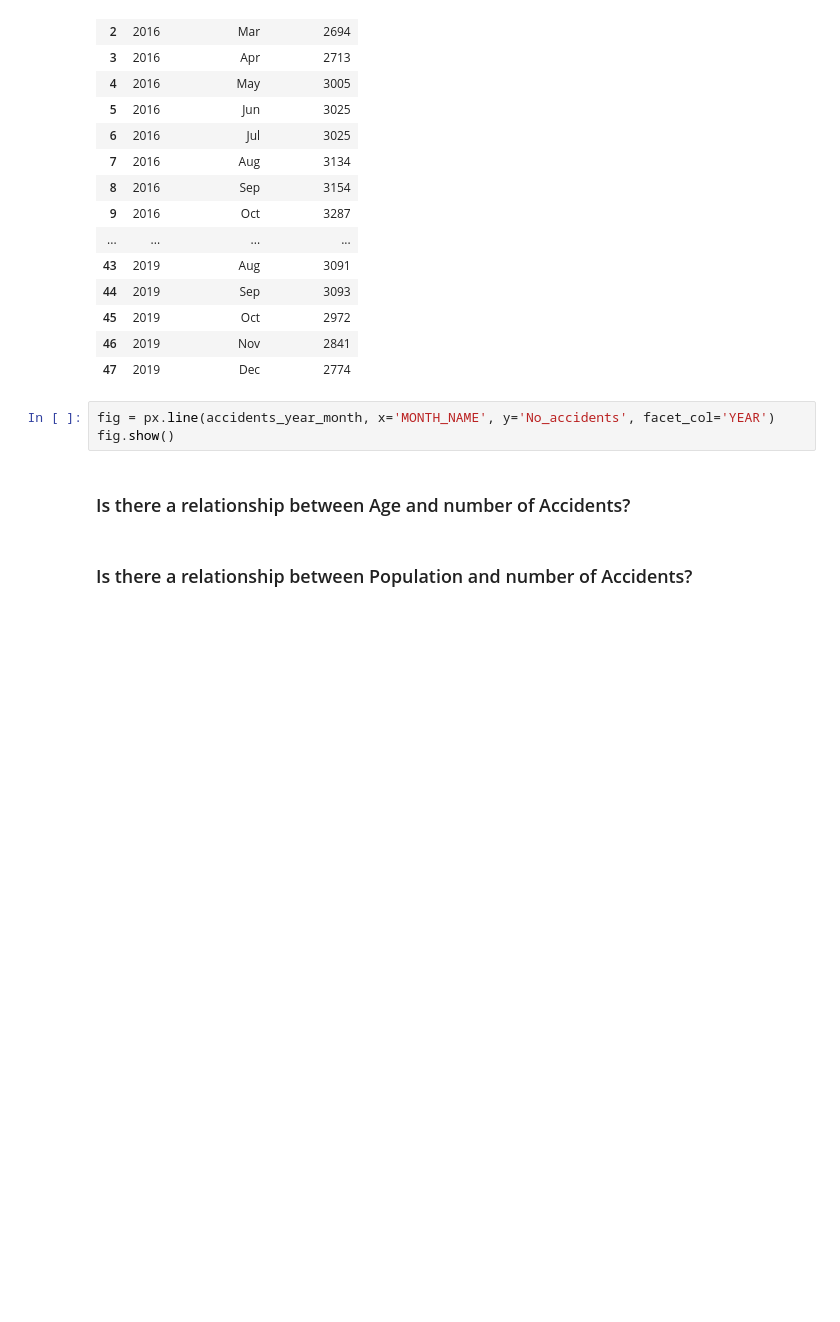
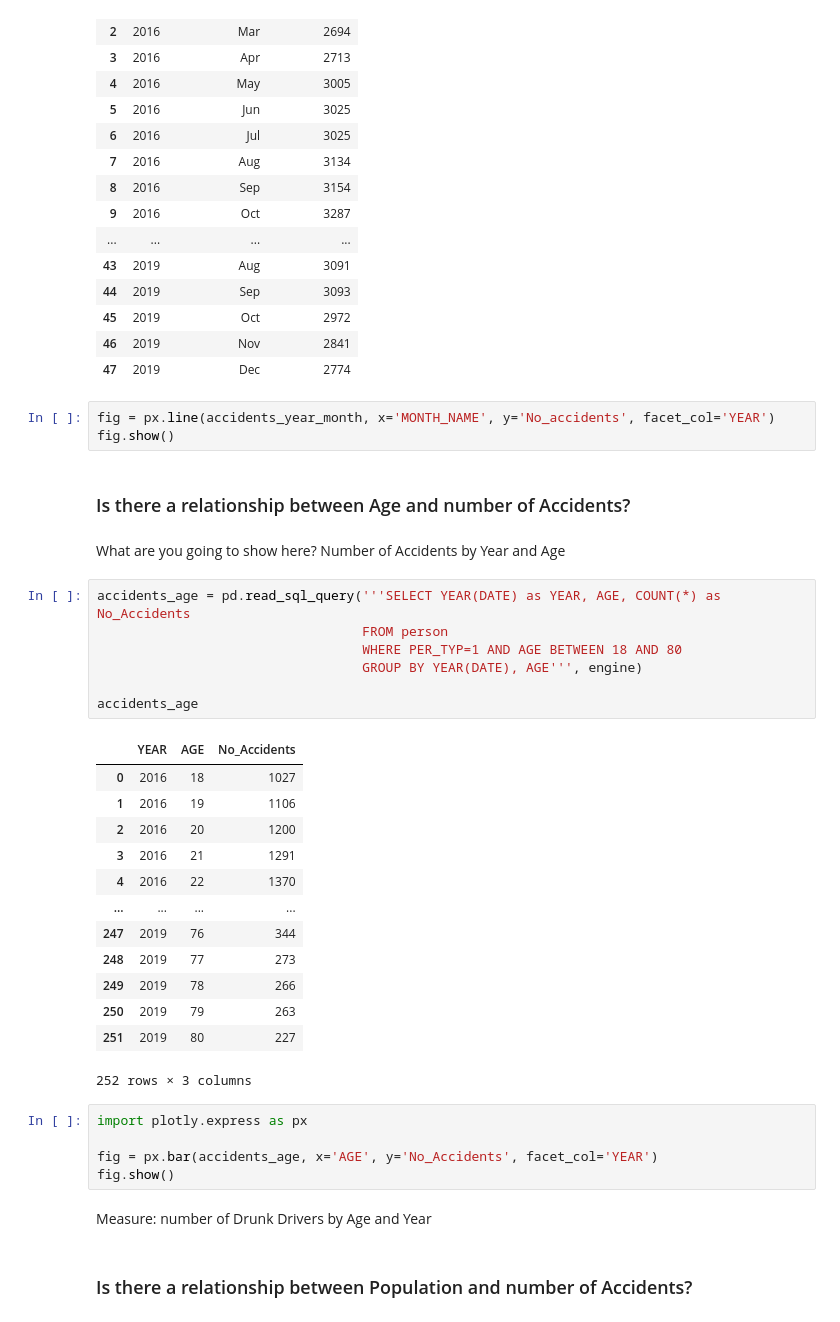
Before and after one commit to ddlondono/Traffic-Incidents-, a Jupyter notebook: Data 604 Project.ipynb, the cells around one changed output. Cells and saved outputs as stored; diff of their text form; blank space fills up the shorter version.

```diff
--- a/Data 604 Project.ipynb
+++ b/Data 604 Project.ipynb
@@ -280,5 +280,36 @@ fig = px.line(accidents_year_month, x='MONTH_NAME', y='No_accidents', facet_col=
 fig.show()
 # %% [markdown]
 ### Is there a relationship between Age and number of Accidents?
+# %% [markdown]
+What are you going to show here?
+Number of Accidents by Year and Age
+# %%
+accidents_age = pd.read_sql_query('''SELECT YEAR(DATE) as YEAR, AGE, COUNT(*) as No_Accidents
+                                  FROM person
+                                  WHERE PER_TYP=1 AND AGE BETWEEN 18 AND 80
+                                  GROUP BY YEAR(DATE), AGE''', engine)
+
+accidents_age
+# %% [output]
+|  | YEAR | AGE | No_Accidents |
+| 0 | 2016 | 18 | 1027 |
+| 1 | 2016 | 19 | 1106 |
+| 2 | 2016 | 20 | 1200 |
+| 3 | 2016 | 21 | 1291 |
+| 4 | 2016 | 22 | 1370 |
+| ... | ... | ... | ... |
+| 247 | 2019 | 76 | 344 |
+| 248 | 2019 | 77 | 273 |
+| 249 | 2019 | 78 | 266 |
+| 250 | 2019 | 79 | 263 |
+| 251 | 2019 | 80 | 227 |
+252 rows × 3 columns
+# %%
+import plotly.express as px
+
+fig = px.bar(accidents_age, x='AGE', y='No_Accidents', facet_col='YEAR')
+fig.show()
+# %% [markdown]
+Measure: number of Drunk Drivers by Age and Year
 # %% [markdown]
 ### Is there a relationship between Population and number of Accidents?
```
